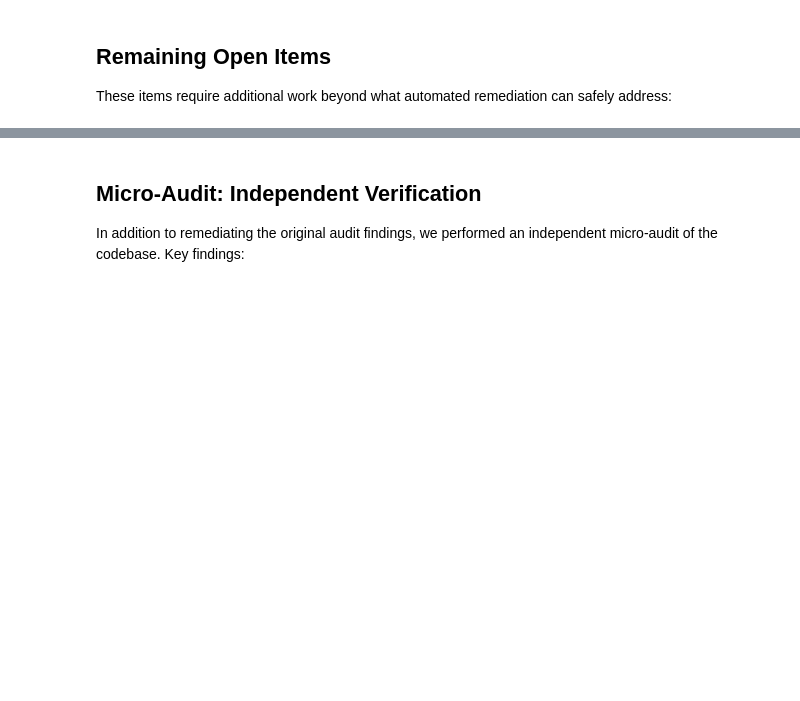
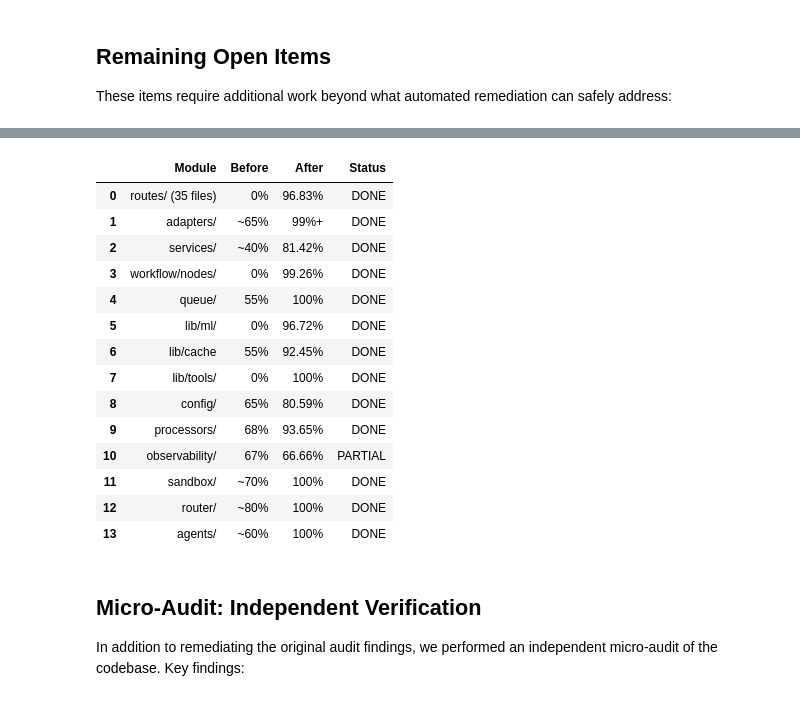
Before and after one commit to Yash-Awasthi/Judica, a Jupyter notebook: AUDIT_REPORT.ipynb, the cells around one changed output, grey strips where cells are left out. Cells and saved outputs as stored; diff of their text form; code cells hidden in the pictures; blank space fills up the shorter version.

```diff
--- a/AUDIT_REPORT.ipynb
+++ b/AUDIT_REPORT.ipynb
@@ -603,3 +506,45 @@ coverage_gaps
+# %%
+coverage_gaps = pd.DataFrame({
+    'Module': [
+        'routes/ (35 files)',
+        'adapters/',
+        'services/',
+        'workflow/nodes/',
+        'queue/',
+        'lib/ml/',
+        'lib/cache',
+        'lib/tools/',
+        'config/',
+        'processors/',
+        'observability/',
+        'sandbox/',
+        'router/',
+        'agents/',
+    ],
+    'Before': ['0%', '~65%', '~40%', '0%', '55%', '0%', '55%', '0%', '65%', '68%', '67%', '~70%', '~80%', '~60%'],
+    'After': ['96.83%', '99%+', '81.42%', '99.26%', '100%', '96.72%', '92.45%', '100%', '80.59%', '93.65%', '66.66%', '100%', '100%', '100%'],
+    'Status': ['DONE', 'DONE', 'DONE', 'DONE', 'DONE', 'DONE', 'DONE', 'DONE', 'DONE', 'DONE', 'PARTIAL', 'DONE', 'DONE', 'DONE'],
+})
+coverage_gaps.style.apply(
+    lambda row: ['background-color: #d4edda' if row['Status'] == 'DONE' else 'background-color: #fff3cd'] * len(row),
+    axis=1
+)
+# %% [output]
+|  | Module | Before | After | Status |
+| 0 | routes/ (35 files) | 0% | 96.83% | DONE |
+| 1 | adapters/ | ~65% | 99%+ | DONE |
+| 2 | services/ | ~40% | 81.42% | DONE |
+| 3 | workflow/nodes/ | 0% | 99.26% | DONE |
+| 4 | queue/ | 55% | 100% | DONE |
+| 5 | lib/ml/ | 0% | 96.72% | DONE |
+| 6 | lib/cache | 55% | 92.45% | DONE |
+| 7 | lib/tools/ | 0% | 100% | DONE |
+| 8 | config/ | 65% | 80.59% | DONE |
+| 9 | processors/ | 68% | 93.65% | DONE |
+| 10 | observability/ | 67% | 66.66% | PARTIAL |
+| 11 | sandbox/ | ~70% | 100% | DONE |
+| 12 | router/ | ~80% | 100% | DONE |
+| 13 | agents/ | ~60% | 100% | DONE |
 # %% [markdown]
 ## Micro-Audit: Independent Verification
 
```
Also changed, not shown: parts of 9 cells of this notebook, 59 other files.
